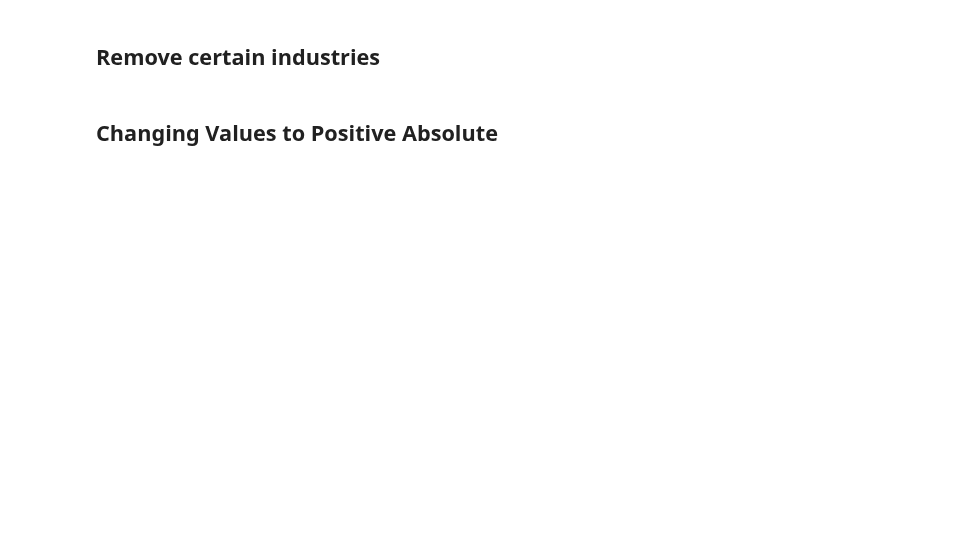
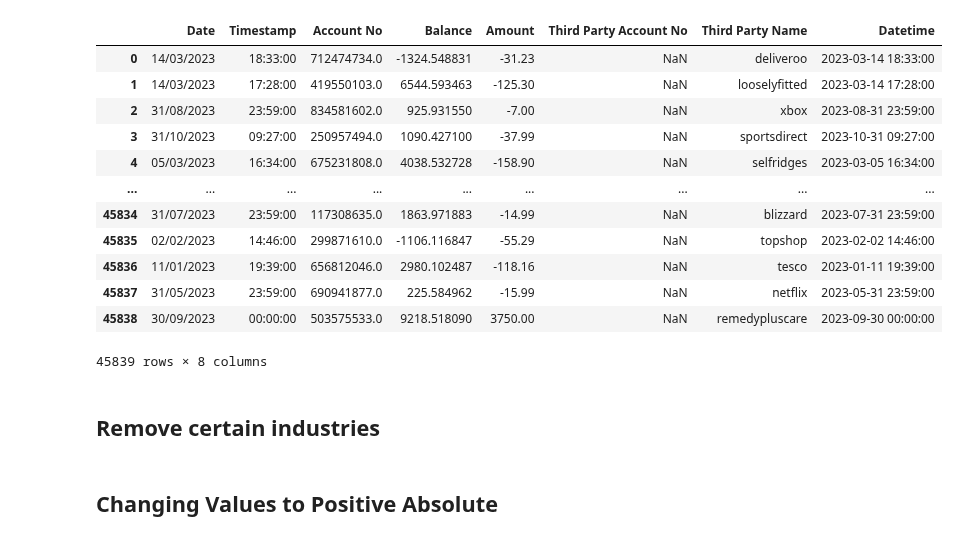
Before and after one commit to UoB-DSMP-2023-24/dsmp-2024-group27, a Jupyter notebook: AnomalyDetection/User Isolation Forest Categorized.ipynb, the cells around one changed output. Cells and saved outputs as stored; diff of their text form; code cells hidden in the pictures; blank space fills up the shorter version.

```diff
--- a/AnomalyDetection/User Isolation Forest Categorized.ipynb
+++ b/AnomalyDetection/User Isolation Forest Categorized.ipynb
@@ -16 +16,26 @@ df['Third Party Name'] = df['Third Party Name'].str.lower().str.replace(' ', '')
+# %%
+training_transactions = pd.read_csv('../SavedData/dataset2_training_transaction.csv')
+testing_transactions = pd.read_csv('../SavedData/dataset2_testing_transaction.csv')
+
+training_transactions['Datetime'] = pd.to_datetime(training_transactions['Datetime'])
+testing_transactions['Datetime'] = pd.to_datetime(testing_transactions['Datetime'])
+
+training_transactions['Third Party Name'] = training_transactions['Third Party Name'].str.lower().str.replace(' ', '')
+testing_transactions['Third Party Name'] = testing_transactions['Third Party Name'].str.lower().str.replace(' ', '')
+# %%
+testing_transactions
+# %% [output]
+|  | Date | Timestamp | Account No | Balance | Amount | Third Party Account No | Third Party Name | Datetime |
+| 0 | 14/03/2023 | 18:33:00 | 712474734.0 | -1324.548831 | -31.23 | NaN | deliveroo | 2023-03-14 18:33:00 |
+| 1 | 14/03/2023 | 17:28:00 | 419550103.0 | 6544.593463 | -125.30 | NaN | looselyfitted | 2023-03-14 17:28:00 |
+| 2 | 31/08/2023 | 23:59:00 | 834581602.0 | 925.931550 | -7.00 | NaN | xbox | 2023-08-31 23:59:00 |
+| 3 | 31/10/2023 | 09:27:00 | 250957494.0 | 1090.427100 | -37.99 | NaN | sportsdirect | 2023-10-31 09:27:00 |
+| 4 | 05/03/2023 | 16:34:00 | 675231808.0 | 4038.532728 | -158.90 | NaN | selfridges | 2023-03-05 16:34:00 |
+| ... | ... | ... | ... | ... | ... | ... | ... | ... |
+| 45834 | 31/07/2023 | 23:59:00 | 117308635.0 | 1863.971883 | -14.99 | NaN | blizzard | 2023-07-31 23:59:00 |
+| 45835 | 02/02/2023 | 14:46:00 | 299871610.0 | -1106.116847 | -55.29 | NaN | topshop | 2023-02-02 14:46:00 |
+| 45836 | 11/01/2023 | 19:39:00 | 656812046.0 | 2980.102487 | -118.16 | NaN | tesco | 2023-01-11 19:39:00 |
+| 45837 | 31/05/2023 | 23:59:00 | 690941877.0 | 225.584962 | -15.99 | NaN | netflix | 2023-05-31 23:59:00 |
+| 45838 | 30/09/2023 | 00:00:00 | 503575533.0 | 9218.518090 | 3750.00 | NaN | remedypluscare | 2023-09-30 00:00:00 |
+45839 rows × 8 columns
 # %%
```
Also changed, not shown: parts of 9 cells of this notebook, 3 other files.
